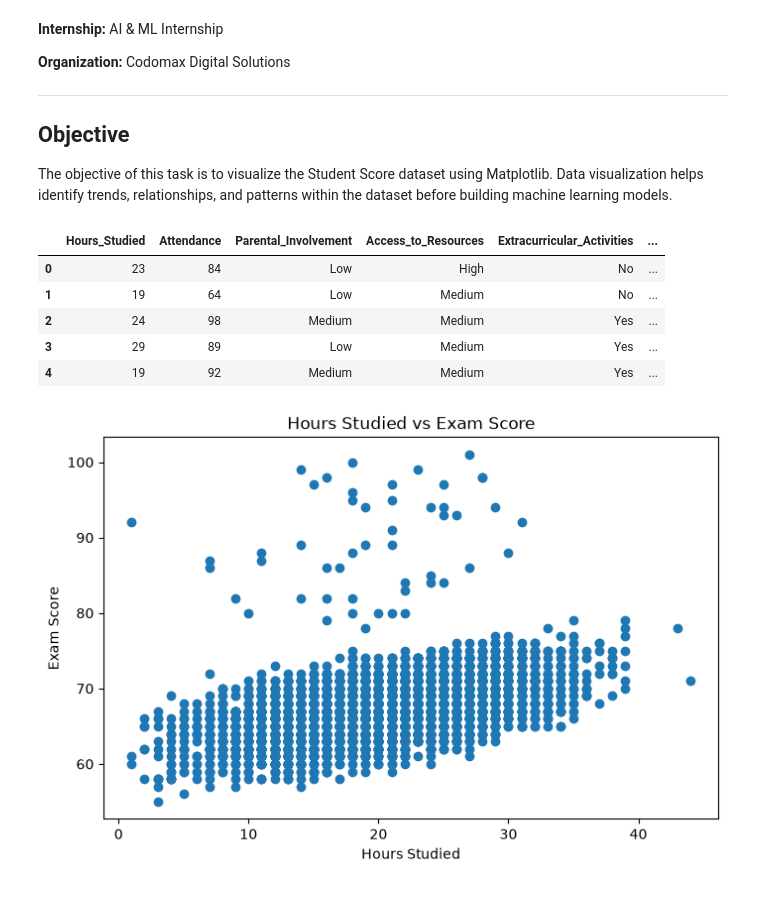
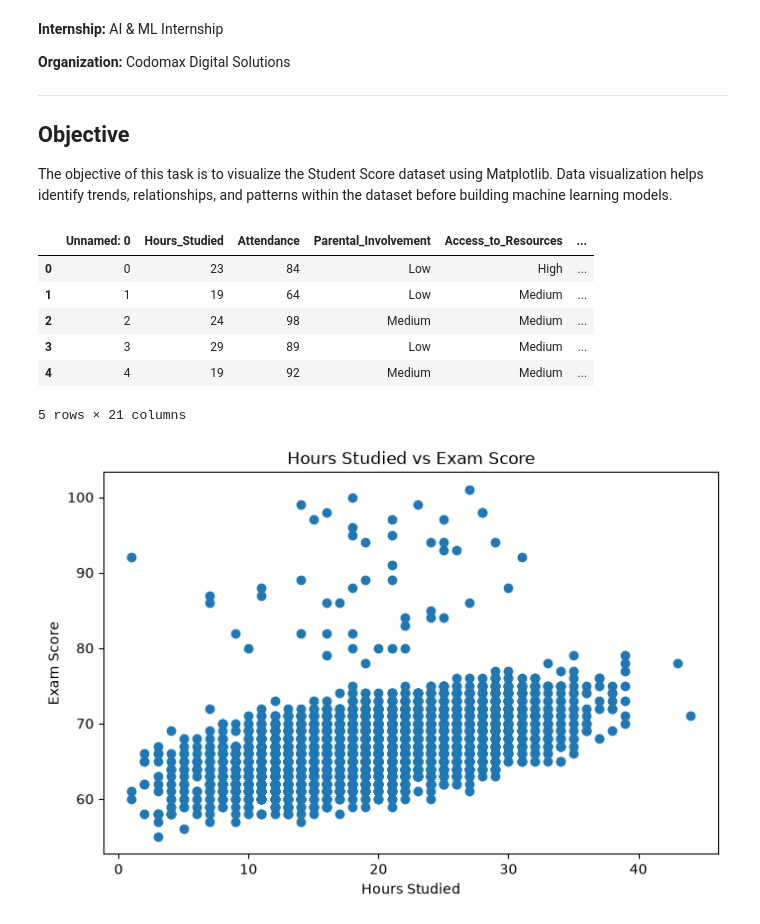
Before and after one commit to manik-scode/AI-ML-Internship-Codomax, a Jupyter notebook: Student-Score-Prediction/Notebooks/Day-6_data_visualization.ipynb, the cells around one changed output. Cells and saved outputs as stored; diff of their text form; code cells hidden in the pictures.

```diff
--- a/Student-Score-Prediction/Notebooks/Day-6_data_visualization.ipynb
+++ b/Student-Score-Prediction/Notebooks/Day-6_data_visualization.ipynb
@@ -18,16 +18,17 @@ The objective of this task is to visualize the Student Score dataset using Matpl
 import pandas as pd
 import matplotlib.pyplot as plt
 # %%
-data = pd.read_csv("../data/StudentPerformanceFactors.csv")
+data = pd.read_csv("../data/preprocess/clear_missing_data.csv")
 df = pd.DataFrame(data)
 df.head()
 # %% [output]
-|  | Hours_Studied | Attendance | Parental_Involvement | Access_to_Resources | Extracurricular_Activities | ... |
-| 0 | 23 | 84 | Low | High | No | ... |
-| 1 | 19 | 64 | Low | Medium | No | ... |
-| 2 | 24 | 98 | Medium | Medium | Yes | ... |
-| 3 | 29 | 89 | Low | Medium | Yes | ... |
-| 4 | 19 | 92 | Medium | Medium | Yes | ... |
+|  | Unnamed: 0 | Hours_Studied | Attendance | Parental_Involvement | Access_to_Resources | ... |
+| 0 | 0 | 23 | 84 | Low | High | ... |
+| 1 | 1 | 19 | 64 | Low | Medium | ... |
+| 2 | 2 | 24 | 98 | Medium | Medium | ... |
+| 3 | 3 | 29 | 89 | Low | Medium | ... |
+| 4 | 4 | 19 | 92 | Medium | Medium | ... |
+5 rows × 21 columns
 # %%
 plt.figure(figsize=(8,5))
 
```
Also changed, not shown: 5 other files.
